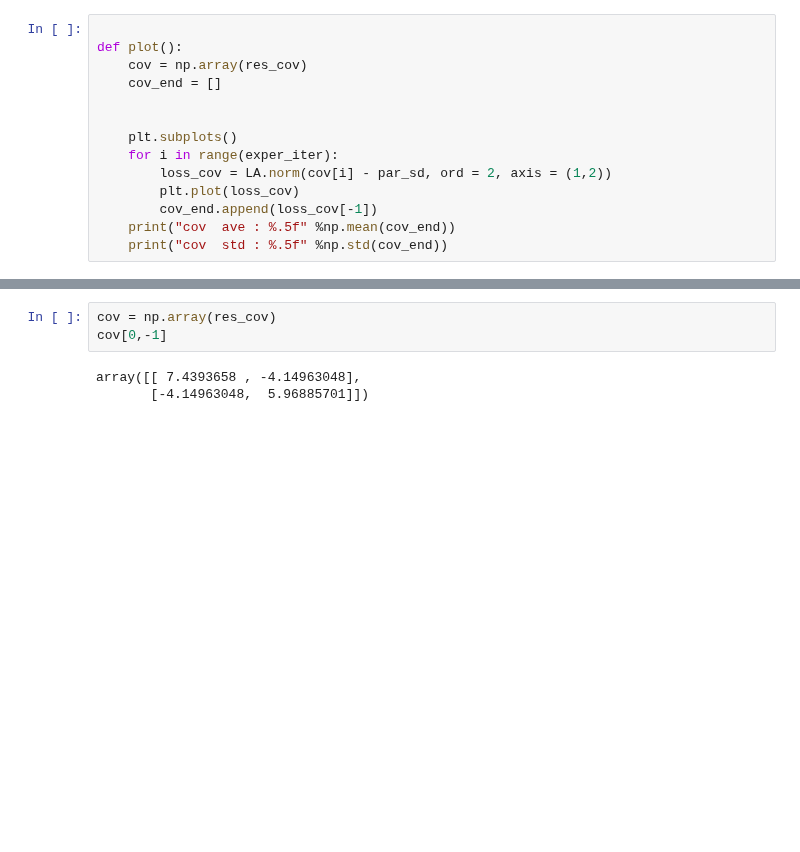
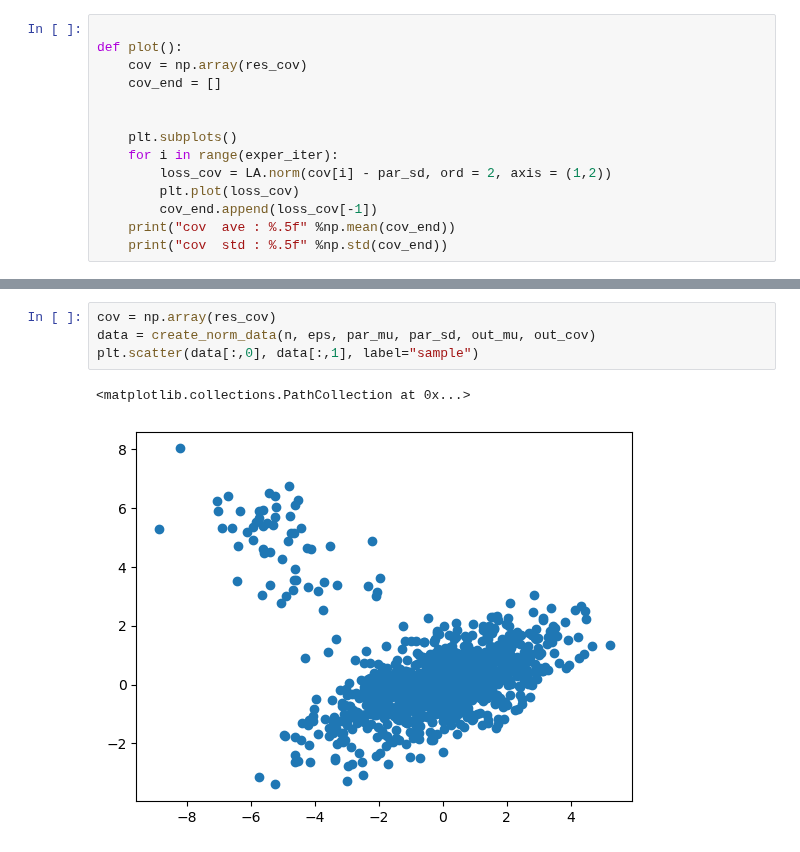
Before and after one commit to monarsan/robust-GAN, a Jupyter notebook: work/fixed_mu/change_u.ipynb, the cells around one changed output, grey strips where cells are left out. Drawn from its saved outputs; the diff is of its cells as text; blank space fills up the shorter version.

```diff
--- a/work/fixed_mu/change_u.ipynb
+++ b/work/fixed_mu/change_u.ipynb
@@ -173,9 +163,10 @@ plt.plot(np.array(is_pdm))
-# %%
-cov = np.array(res_cov)
-cov[0,-1]
-# %% [output]
-array([[ 7.4393658 , -4.14963048],
-       [-4.14963048,  5.96885701]])
+# %%
+cov = np.array(res_cov)
+data = create_norm_data(n, eps, par_mu, par_sd, out_mu, out_cov)
+plt.scatter(data[:,0], data[:,1], label="sample")
+# %% [output]
+<matplotlib.collections.PathCollection at 0x...>
+[figure, added]
 # %%
 cov = np.array(res_cov)
 data = create_norm_data(n, eps, par_mu, par_sd, out_mu, out_cov)
```
Also changed, not shown: parts of 8 cells of this notebook.
